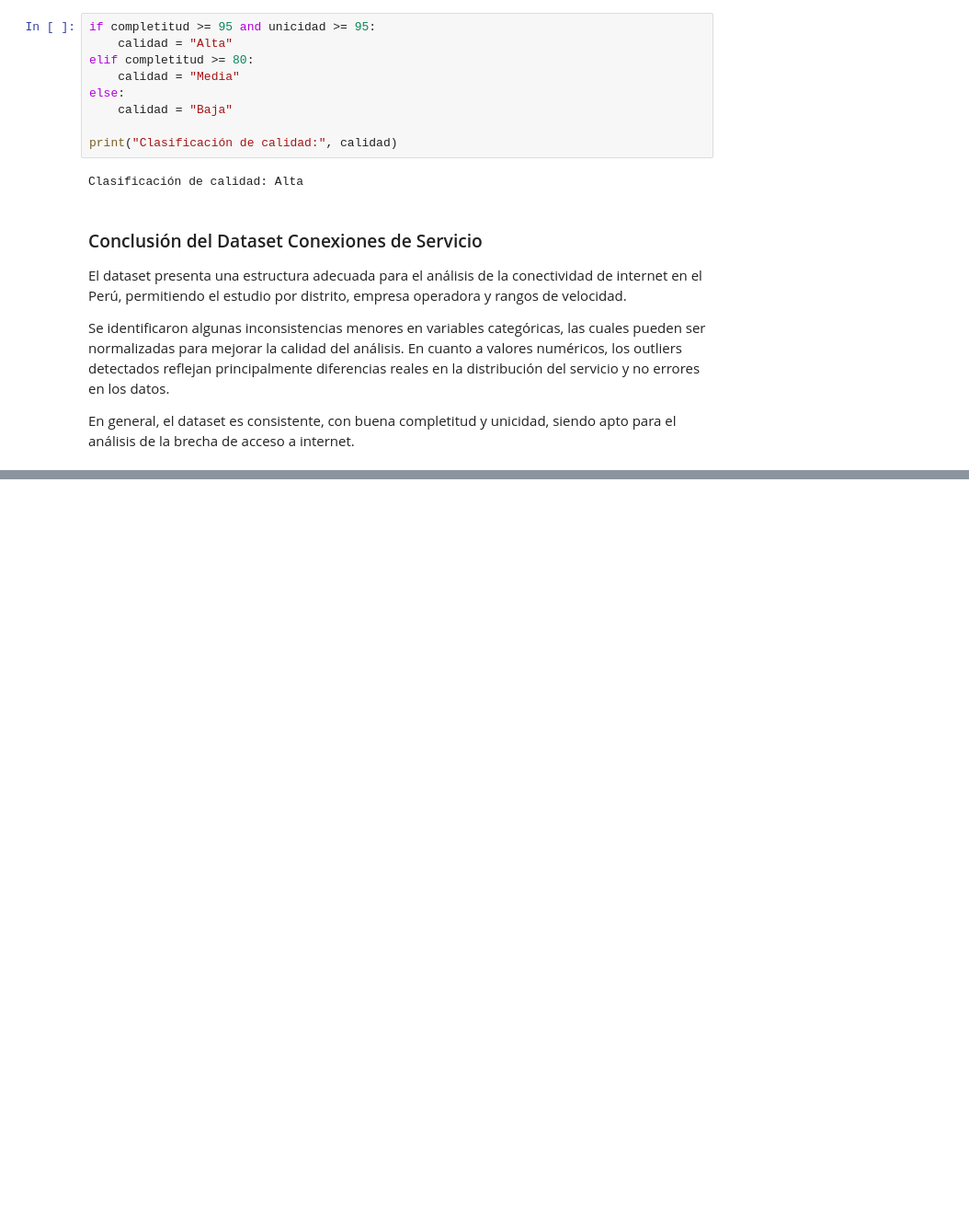
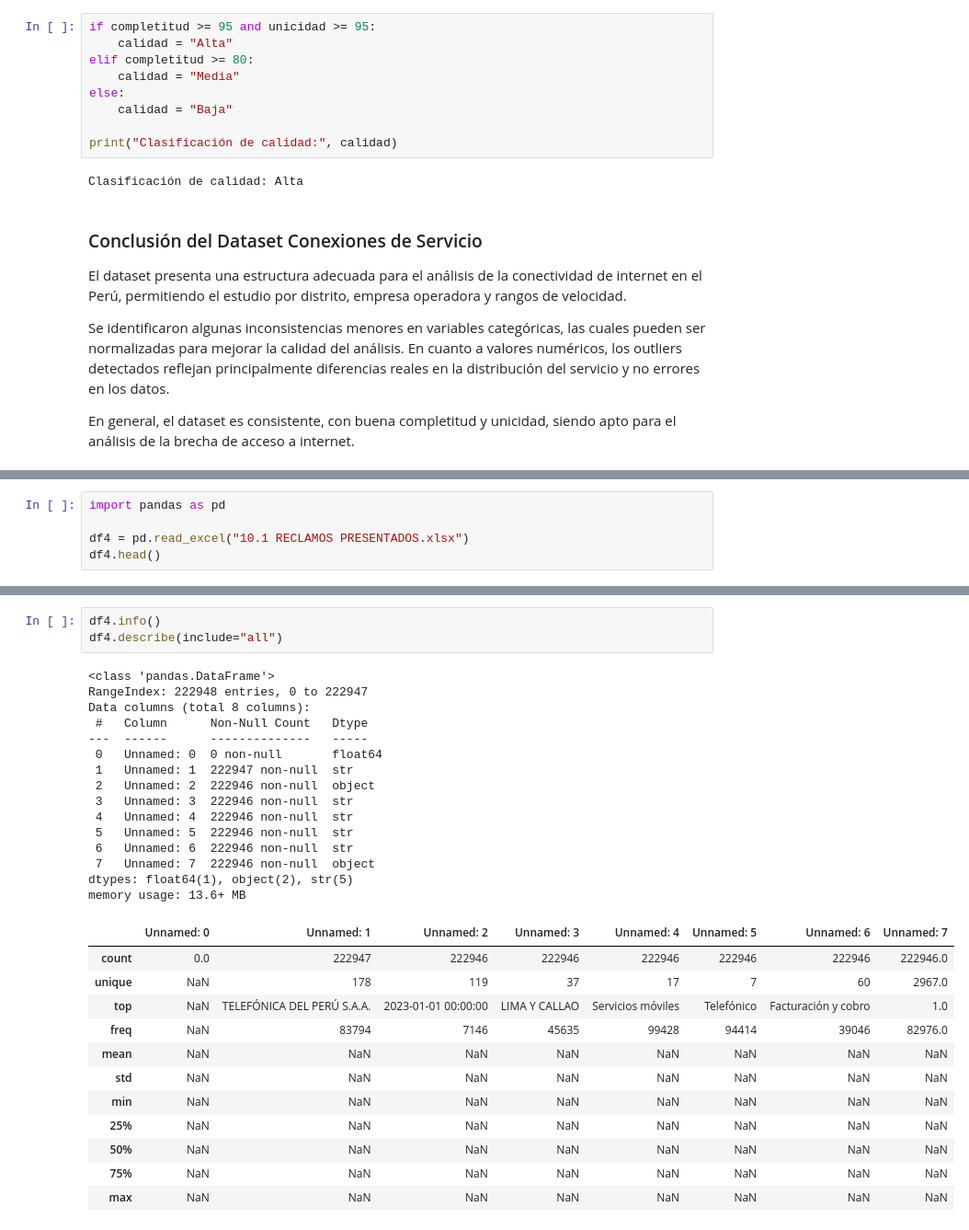
Before and after one commit to ElPalo708/An-lisis-de-la-Brecha-Digital-y-Acceso-a-TIC-en-el-Per-2023-2024, a Jupyter notebook: perfilado.ipynb, the cells around one changed output, grey strips where cells are left out. Shown at 92% size. Drawn from its saved outputs; the diff is of its cells as text; blank space fills up the shorter version.

```diff
--- a/perfilado.ipynb
+++ b/perfilado.ipynb
@@ -1259,0 +1456,5 @@ En general, el dataset es consistente, con buena completitud y unicidad, siendo
+# %%
+import pandas as pd
+
+df4 = pd.read_excel("10.1 RECLAMOS PRESENTADOS.xlsx")
+df4.head()
@@ -1259,0 +1468,31 @@ En general, el dataset es consistente, con buena completitud y unicidad, siendo
+# %%
+df4.info()
+df4.describe(include="all")
+# %% [output]
+<class 'pandas.DataFrame'>
+RangeIndex: 222948 entries, 0 to 222947
+Data columns (total 8 columns):
+ #   Column      Non-Null Count   Dtype
+---  ------      --------------   -----
+ 0   Unnamed: 0  0 non-null       float64
+ 1   Unnamed: 1  222947 non-null  str
+ 2   Unnamed: 2  222946 non-null  object
+ 3   Unnamed: 3  222946 non-null  str
+ 4   Unnamed: 4  222946 non-null  str
+ 5   Unnamed: 5  222946 non-null  str
+ 6   Unnamed: 6  222946 non-null  str
+ 7   Unnamed: 7  222946 non-null  object
+dtypes: float64(1), object(2), str(5)
+memory usage: 13.6+ MB
+|  | Unnamed: 0 | Unnamed: 1 | Unnamed: 2 | Unnamed: 3 | Unnamed: 4 | Unnamed: 5 | Unnamed: 6 | Unnamed: 7 |
+| count | 0.0 | 222947 | 222946 | 222946 | 222946 | 222946 | 222946 | 222946.0 |
+| unique | NaN | 178 | 119 | 37 | 17 | 7 | 60 | 2967.0 |
+| top | NaN | TELEFÓNICA DEL PERÚ S.A.A. | 2023-01-01 00:00:00 | LIMA Y CALLAO | Servicios móviles | Telefónico | Facturación y cobro | 1.0 |
+| freq | NaN | 83794 | 7146 | 45635 | 99428 | 94414 | 39046 | 82976.0 |
+| mean | NaN | NaN | NaN | NaN | NaN | NaN | NaN | NaN |
+| std | NaN | NaN | NaN | NaN | NaN | NaN | NaN | NaN |
+| min | NaN | NaN | NaN | NaN | NaN | NaN | NaN | NaN |
+| 25% | NaN | NaN | NaN | NaN | NaN | NaN | NaN | NaN |
+| 50% | NaN | NaN | NaN | NaN | NaN | NaN | NaN | NaN |
+| 75% | NaN | NaN | NaN | NaN | NaN | NaN | NaN | NaN |
+| max | NaN | NaN | NaN | NaN | NaN | NaN | NaN | NaN |
```
Also changed, not shown: parts of 31 cells of this notebook.
